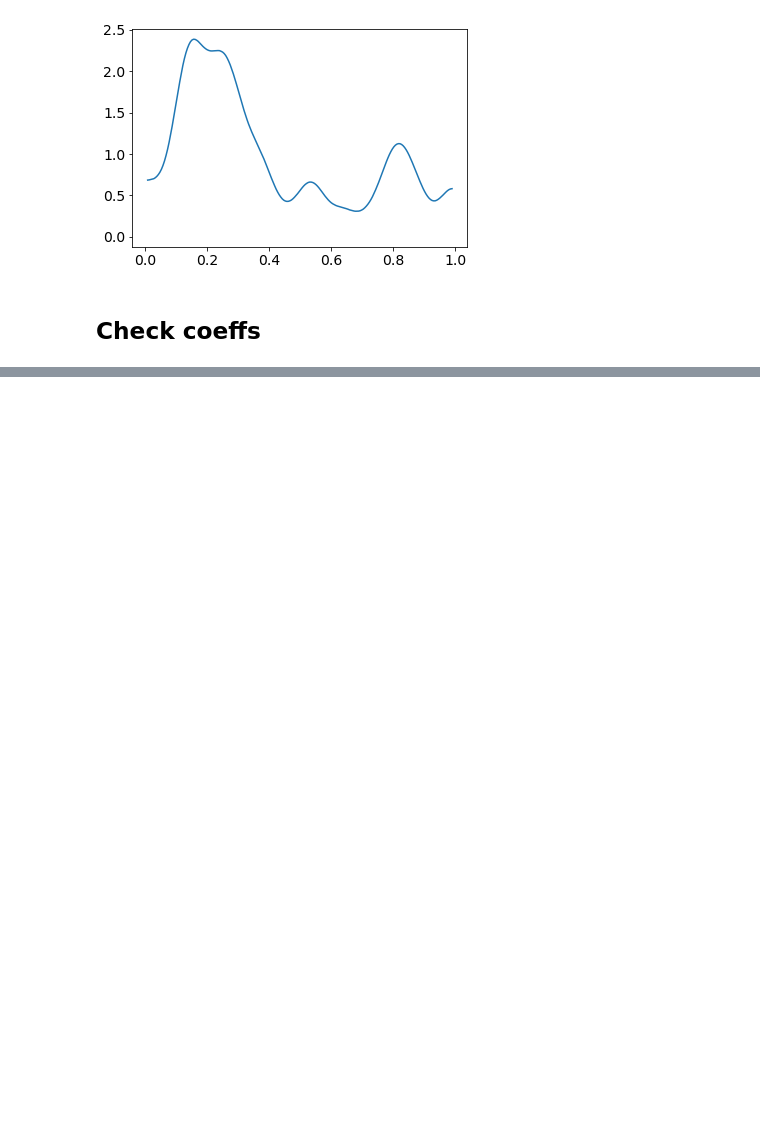
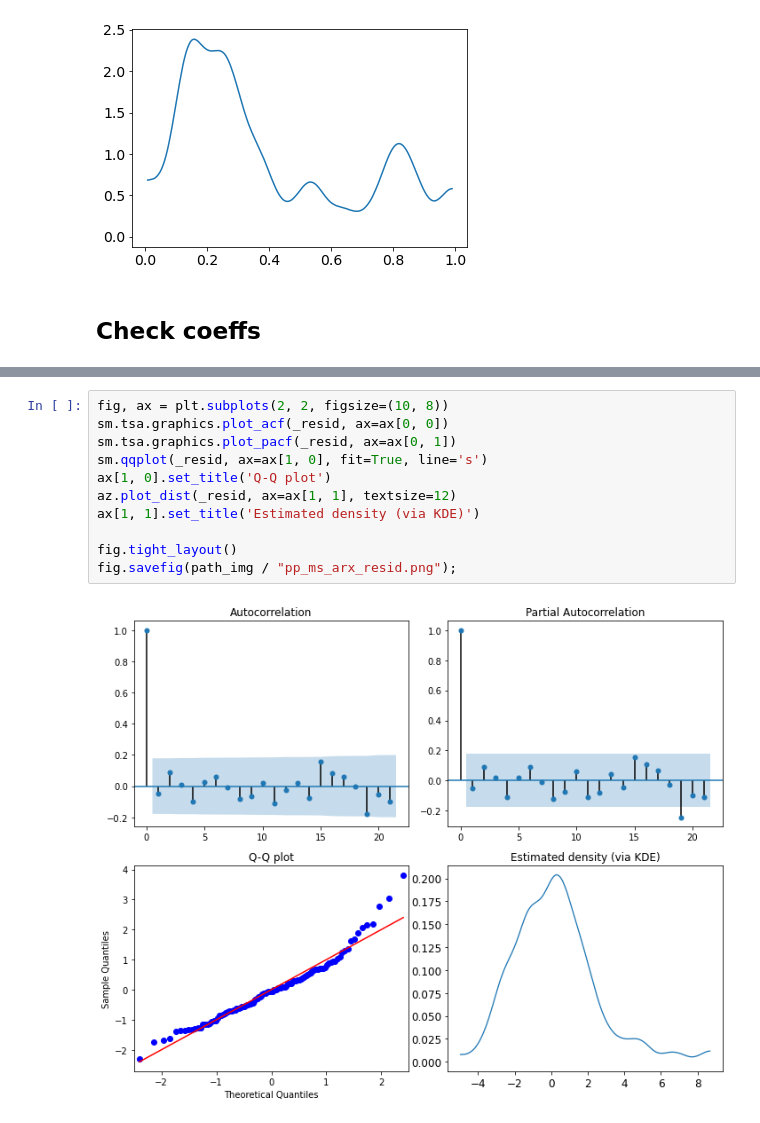
Before and after one commit to NowanIlfideme/masters_switching_models, a Jupyter notebook: notebooks/examples/GGDP_MS_Models_With_PyMC3.ipynb, the cells around one changed output, grey strips where cells are left out. Saved outputs shown, nothing was run; the diff lists cells and outputs as text; blank space fills up the shorter version.

```diff
--- a/notebooks/examples/GGDP_MS_Models_With_PyMC3.ipynb
+++ b/notebooks/examples/GGDP_MS_Models_With_PyMC3.ipynb
@@ -523,0 +587,13 @@ Data variables:
+# %%
+fig, ax = plt.subplots(2, 2, figsize=(10, 8))
+sm.tsa.graphics.plot_acf(_resid, ax=ax[0, 0])
+sm.tsa.graphics.plot_pacf(_resid, ax=ax[0, 1])
+sm.qqplot(_resid, ax=ax[1, 0], fit=True, line='s')
+ax[1, 0].set_title('Q-Q plot')
+az.plot_dist(_resid, ax=ax[1, 1], textsize=12)
+ax[1, 1].set_title('Estimated density (via KDE)')
+
+fig.tight_layout()
+fig.savefig(path_img / "pp_ms_arx_resid.png");
+# %% [output]
+[figure, added]
```
Also changed, not shown: parts of 9 cells of this notebook.
